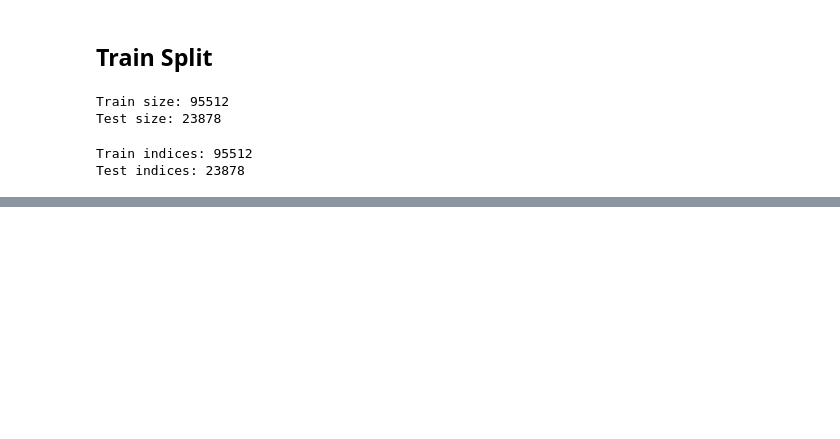
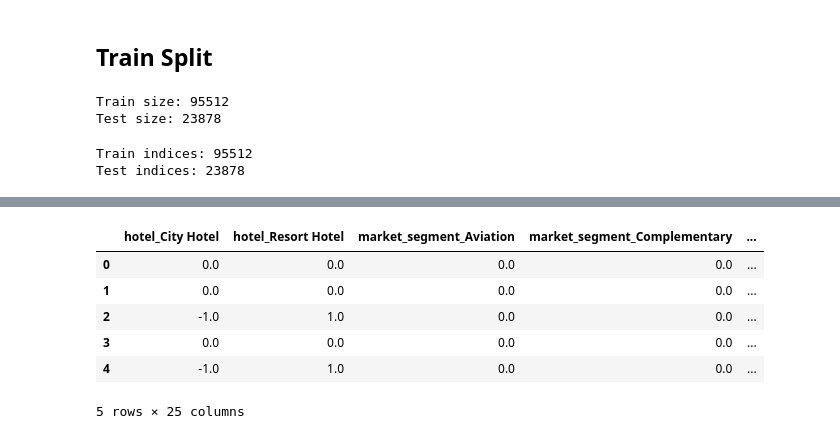
Before and after one commit to kerasPro/ML2_Clase, a Jupyter notebook: notebooks/1_fe0.ipynb, the cells around one changed output, grey strips where cells are left out. Saved outputs shown, nothing was run; the diff lists cells and outputs as text; code cells hidden in the pictures; blank space fills up the shorter version.

```diff
--- a/notebooks/1_fe0.ipynb
+++ b/notebooks/1_fe0.ipynb
@@ -205,3 +176,13 @@ train_processor.run()
+# %%
+pd.read_parquet('../feast_service/fs_ml2/feature_repo/data/booking_features.parquet').head()
+# %% [output]
+|  | hotel_City Hotel | hotel_Resort Hotel | market_segment_Aviation | market_segment_Complementary | ... |
+| 0 | 0.0 | 0.0 | 0.0 | 0.0 | ... |
+| 1 | 0.0 | 0.0 | 0.0 | 0.0 | ... |
+| 2 | -1.0 | 1.0 | 0.0 | 0.0 | ... |
+| 3 | 0.0 | 0.0 | 0.0 | 0.0 | ... |
+| 4 | -1.0 | 1.0 | 0.0 | 0.0 | ... |
+5 rows × 25 columns
 # %%
 test_processor = FeatureEngineeringProcessor(raw_data = test_raw_data,
                                         pipeline_name = "Feature Engineering - TEST")
```
Also changed, not shown: parts of 23 cells of this notebook, 9 other files.
